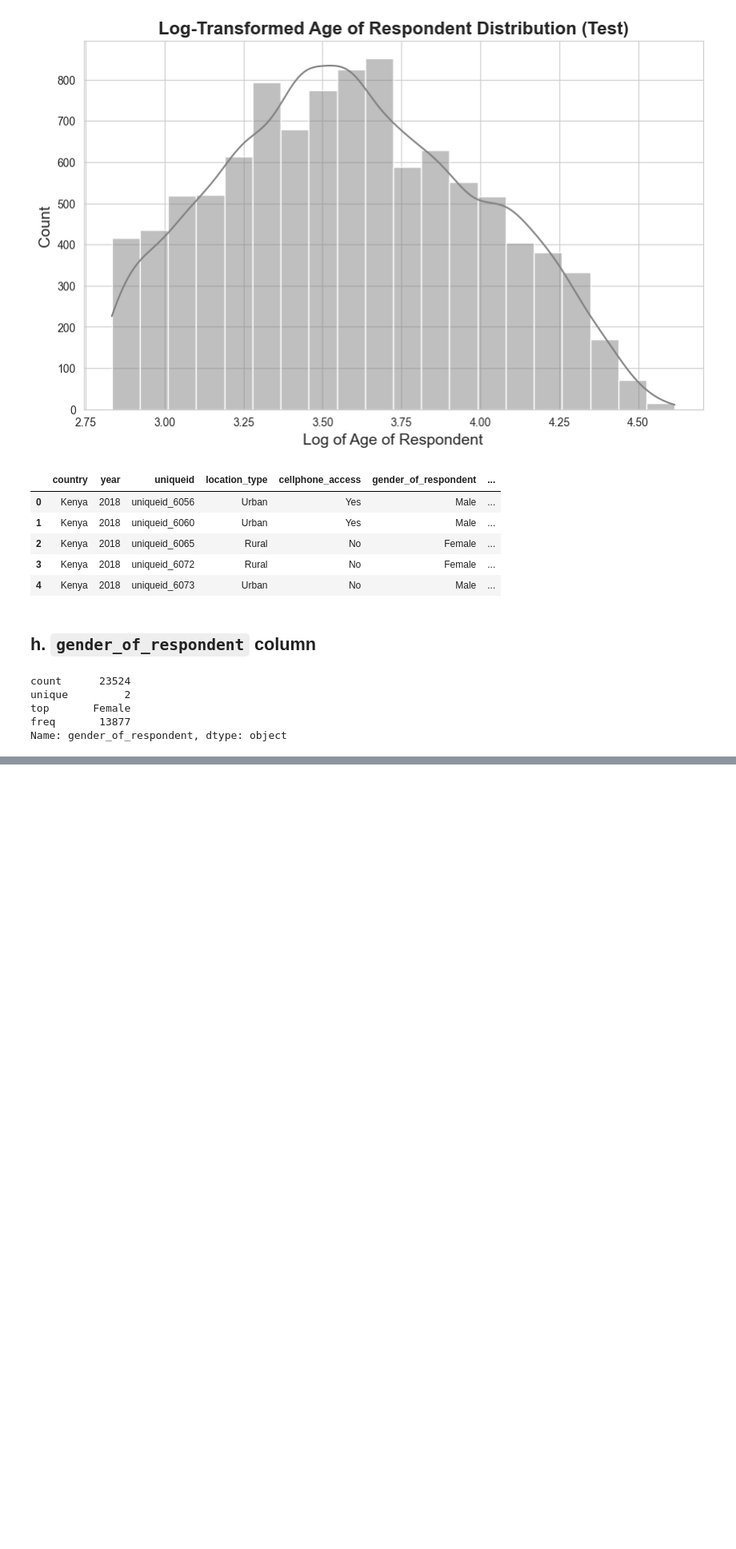
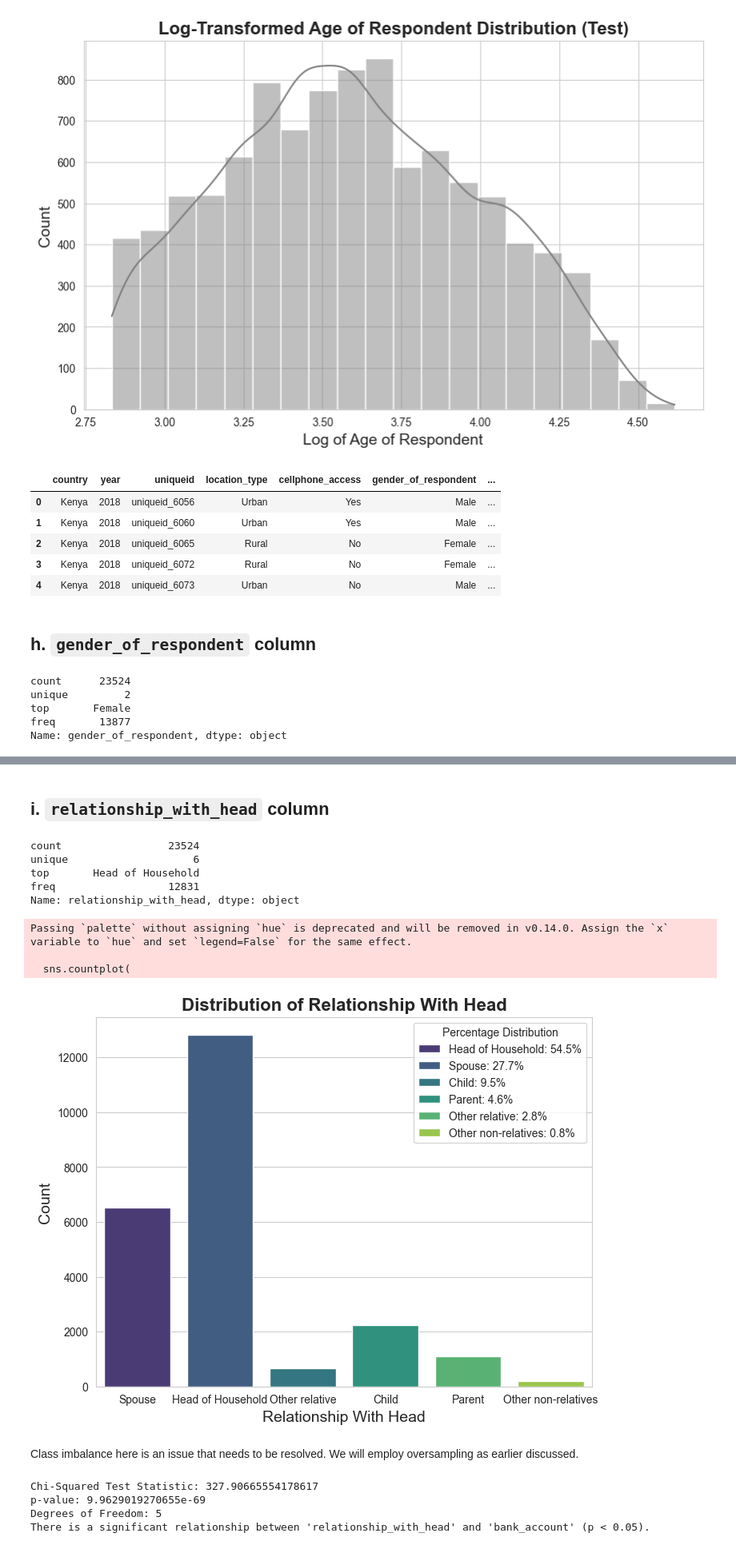
Before and after one commit to KamauGilbert/financial_inclusion_in_africa, a Jupyter notebook: financial_inclusion.ipynb, the cells around one changed output, grey strips where cells are left out. Shown: that part at 80% size. Saved outputs shown, nothing was run; the diff lists cells and outputs as text; code cells hidden in the pictures; blank space fills up the shorter version.

```diff
--- a/financial_inclusion.ipynb
+++ b/financial_inclusion.ipynb
@@ -840,0 +908,66 @@ The `gender_of_respondent` column contains
+# %% [markdown]
+## i. `relationship_with_head` column
+# %%
+train['relationship_with_head'].describe()
+# %% [output]
+count                 23524
+unique                    6
+top       Head of Household
+freq                  12831
+Name: relationship_with_head, dtype: object
+# %%
+# Calculate percentage distribution
+value_counts = train['relationship_with_head'].value_counts()
+percentages = (value_counts / value_counts.sum()) * 100
+
+# Visualizing the distribution of values in the 'relationship_with_head' column
+plt.figure(figsize=(8, 6))
+sns.set_style('whitegrid')
+
+# Creating the countplot
+sns.countplot(
+    x='relationship_with_head',
+    data=train,
+    palette='viridis'
+)
+
+# Adding labels and title
+plt.xlabel('Relationship With Head', fontsize=14)
+plt.ylabel('Count', fontsize=14)
+plt.title('Distribution of Relationship With Head', fontsize=16, fontweight='bold')
+
+# Adding a legend with percentage distribution
+legend_labels = [f'{label}: {percent:.1f}%' for label, percent in zip(value_counts.index, percentages)]
+plt.legend(legend_labels, title='Percentage Distribution', loc='upper right')
+
+# Display the plot
+plt.show()
+# %% [output]
+Passing `palette` without assigning `hue` is deprecated and will be removed in v0.14.0. Assign the `x` variable to `hue` and set `legend=False` for the same effect.
+
+  sns.countplot(
+[figure, added]
+# %% [markdown]
+Class imbalance here is an issue that needs to be resolved. We will employ oversampling as earlier discussed.
+# %%
+# Checking for any relationship between the relationship_with_head and the target variable
+# Create a contingency table
+contingency_table = pd.crosstab(train['relationship_with_head'], train['bank_account'])
+
+# Perform the chi-squared test
+chi2, p, dof, expected = chi2_contingency(contingency_table)
+
+# Display the results
+print("Chi-Squared Test Statistic:", chi2)
+print("p-value:", p)
+print("Degrees of Freedom:", dof)
+
+if p < 0.05:
+    print("There is a significant relationship between 'relationship_with_head' and 'bank_account' (p < 0.05).")
+else:
+    print("There is no significant relationship between 'relationship_with_head' and 'bank_account' (p ≥ 0.05).")
+# %% [output]
+Chi-Squared Test Statistic: 327.90665554178617
+p-value: 9.9629019270655e-69
+Degrees of Freedom: 5
+There is a significant relationship between 'relationship_with_head' and 'bank_account' (p < 0.05).
```
Also changed, not shown: parts of 41 cells of this notebook.
